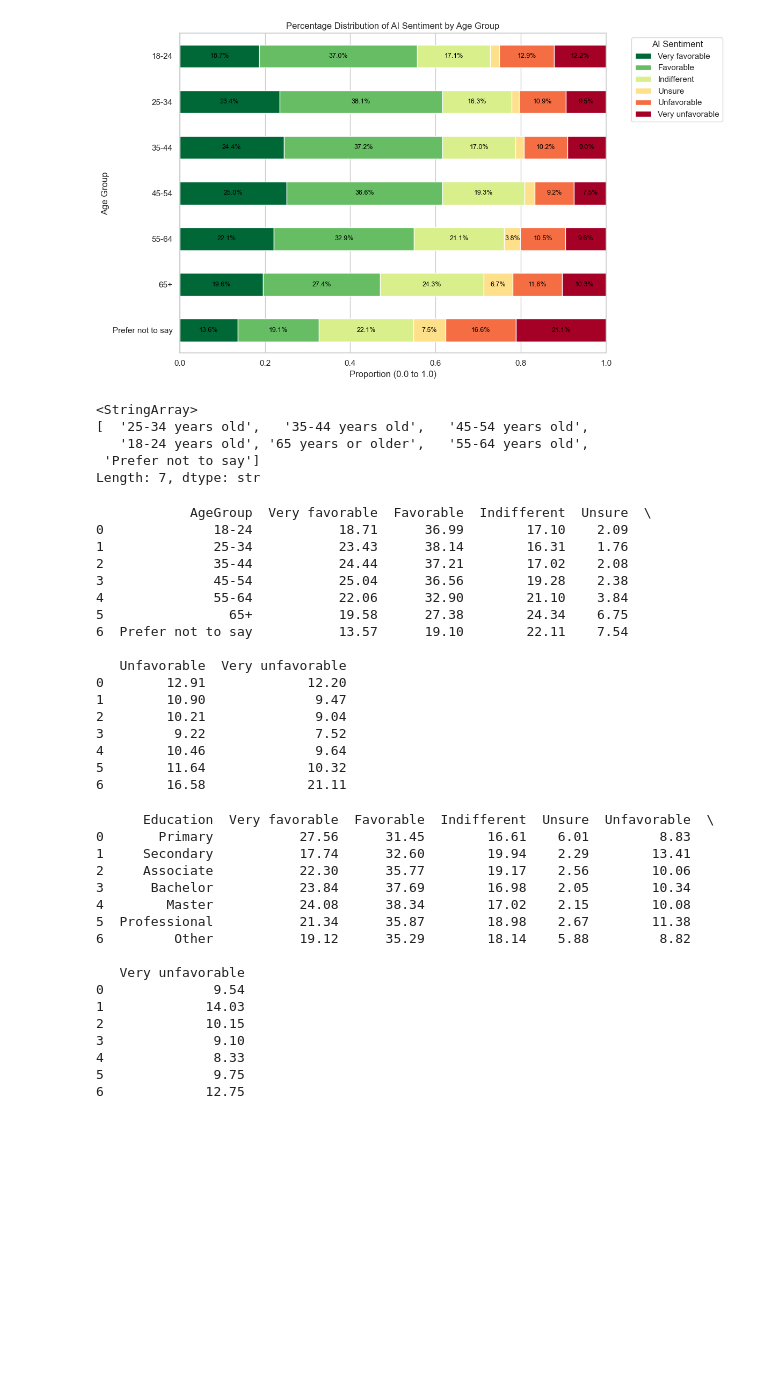
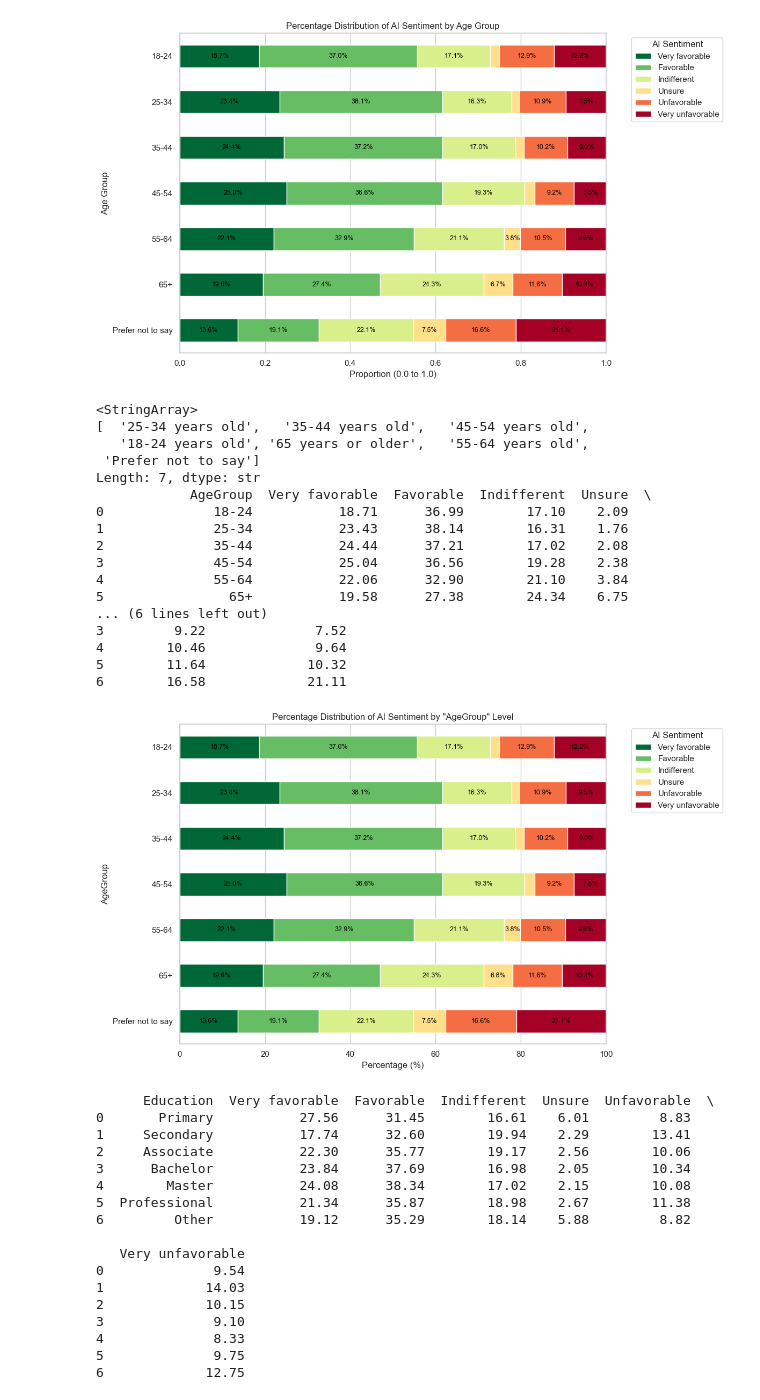
Before and after one commit to Datavisualiatie-UGent/project-dv26-12, a Jupyter notebook: notebooks/question1.ipynb, the cells around one changed output. Cells and saved outputs as stored; diff of their text form; code cells hidden in the pictures; blank space fills up the shorter version.

```diff
--- a/notebooks/question1.ipynb
+++ b/notebooks/question1.ipynb
@@ -82,28 +80,24 @@ plt.tight_layout()
 plt.show()
 # %% [output]
 [figure]
-# %%
-# Returns an array of all unique age values
-unique_ages = df['Age'].unique()
-print(unique_ages)
-# %% [output]
-<StringArray>
-[  '25-34 years old',   '35-44 years old',   '45-54 years old',
-   '18-24 years old', '65 years or older',   '55-64 years old',
- 'Prefer not to say']
-Length: 7, dtype: str
 # %%
 import pandas as pd
 
 
-def process_ai_sentiment_by_column(df, col, mapping_col, mapping, expected_order, ai_sent_col='AISent'):
+def process_ai_sentiment_by_column(df, col, mapping_col, expected_order=None, mapping=None, ai_sent_col='AISent'):
     # 1. Setup and Clean Data
     aimodels = df[[ai_sent_col, col]].copy()
     aimodels = aimodels.dropna()
 
-    aimodels[mapping_col] = aimodels[col].map(mapping)
+    if mapping is not None:
+        aimodels[mapping_col] = aimodels[col].map(mapping)
+    else:
+        aimodels[mapping_col] = aimodels[col]
 
-    aimodels[mapping_col] = pd.Categorical(aimodels[mapping_col], categories=expected_order, ordered=True)
+    if expected_order is not None :
+        aimodels[mapping_col] = pd.Categorical(aimodels[mapping_col], categories=expected_order, ordered=True)
+    else :
+        aimodels[mapping_col] = pd.Categorical(aimodels[mapping_col])
 
     expected_sent_order = ["Very favorable", "Favorable", "Indifferent", "Unsure", "Unfavorable", "Very unfavorable"]
     aimodels[ai_sent_col] = pd.Categorical(aimodels[ai_sent_col], categories=expected_sent_order, ordered=True)
@@ -123,7 +117,7 @@ def process_ai_sentiment_by_column(df, col, mapping_col, mapping, expected_order
 
     return df_percentages
 
-def create_plot_from_percentages(df_percentages, column):
+def create_plot_from_percentages(df_percentages, column, add_labels=True):
     # 1. Apply Seaborn styling
     sns.set_theme(style="whitegrid")
 
@@ -138,20 +132,22 @@ def create_plot_from_percentages(df_percentages, column):
         ax=plt.gca()
     )
 
-    # 3. Add Percentage Labels inside the bars
-    for p in ax.patches:
-        height = p.get_height()
-        width = p.get_width() # Width is now the actual percentage (e.g., 25.5)
-        x, y = p.get_xy()
 
-        # Only show text if the bar segment is larger than 3%
-        if width > 3:
-            center_x = x + width / 2
-            center_y = y + height / 2
+    if add_labels:
+        # 3. Add Percentage Labels inside the bars
+        for p in ax.patches:
+            height = p.get_height()
+            width = p.get_width() # Width is now the actual percentage (e.g., 25.5)
+            x, y = p.get_xy()
 
-            # We no longer multiply by 100, just format the width directly
-            ax.text(center_x, center_y, f'{width:.1f}%',
-                    ha='center', va='center', color='black', fontsize=9)
+            # Only show text if the bar segment is larger than 3%
+            if width > 3:
+                center_x = x + width / 2
+                center_y = y + height / 2
+
+                # We no longer multiply by 100, just format the width directly
+                ax.text(center_x, center_y, f'{width:.1f}%',
+                        ha='center', va='center', color='black', fontsize=9)
 
     # 4. Formatting the chart
     plt.title(f'Percentage Distribution of AI Sentiment by "{column}" Level')
@@ -177,38 +173,44 @@ def get_unique_values(df, col) -> list:
     unique_values = df[col].unique()
     return list(unique_values)
 # %%
+# Returns an array of all unique age values
+unique_ages = df['Age'].unique()
+print(unique_ages)
+
 age_mapping = {
     '18-24 years old': '18-24',
     '25-34 years old': '25-34',
     '35-44 years old': '35-44',
     '45-54 years old': '45-54',
     '55-64 years old': '55-64',
     '65 years or older': '65+',
     'Prefer not to say': 'Prefer not to say'
 }
 
 expected_age_order = ['18-24', '25-34', '35-44', '45-54', '55-64', '65+', 'Prefer not to say']
 
 newdf = process_ai_sentiment_by_column(df, col='Age', mapping_col='AgeGroup', mapping=age_mapping, expected_order=expected_age_order)
 print(newdf)
+create_plot_from_percentages(newdf, column='AgeGroup')
 # %% [output]
+<StringArray>
+[  '25-34 years old',   '35-44 years old',   '45-54 years old',
+   '18-24 years old', '65 years or older',   '55-64 years old',
+ 'Prefer not to say']
+Length: 7, dtype: str
             AgeGroup  Very favorable  Favorable  Indifferent  Unsure  \
 0              18-24           18.71      36.99        17.10    2.09
 1              25-34           23.43      38.14        16.31    1.76
 2              35-44           24.44      37.21        17.02    2.08
 3              45-54           25.04      36.56        19.28    2.38
 4              55-64           22.06      32.90        21.10    3.84
 5                65+           19.58      27.38        24.34    6.75
-6  Prefer not to say           13.57      19.10        22.11    7.54
-
-   Unfavorable  Very unfavorable
-0        12.91             12.20
-1        10.90              9.47
-2        10.21              9.04
+... (6 lines left out)
 3         9.22              7.52
 4        10.46              9.64
 5        11.64             10.32
 6        16.58             21.11
+[figure, added]
 # %%
 education_mapping = {
     'Master’s degree (M.A., M.S., M.Eng., MBA, etc.)': 'Master',
```
Also changed, not shown: parts of 5 cells of this notebook.
